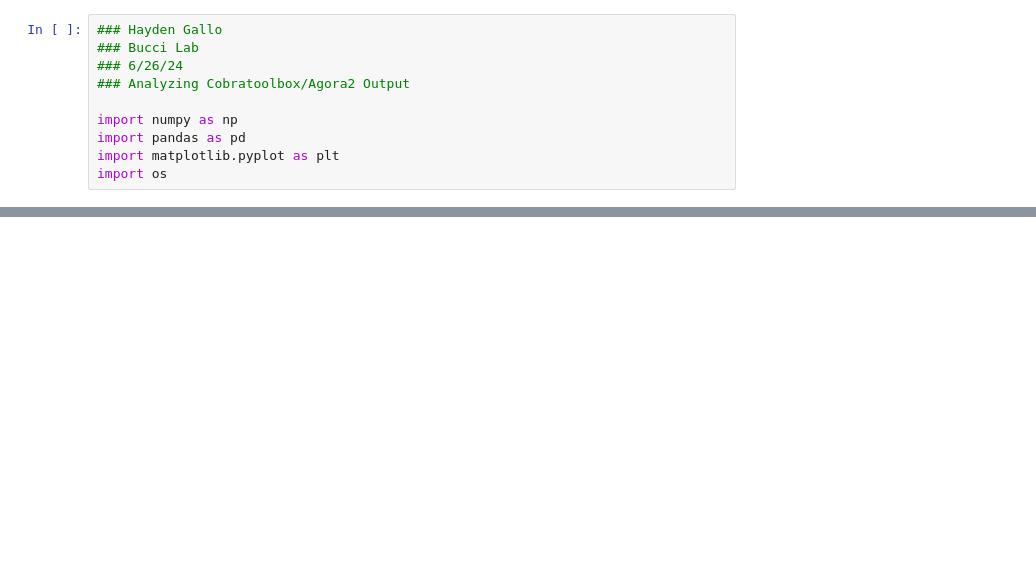
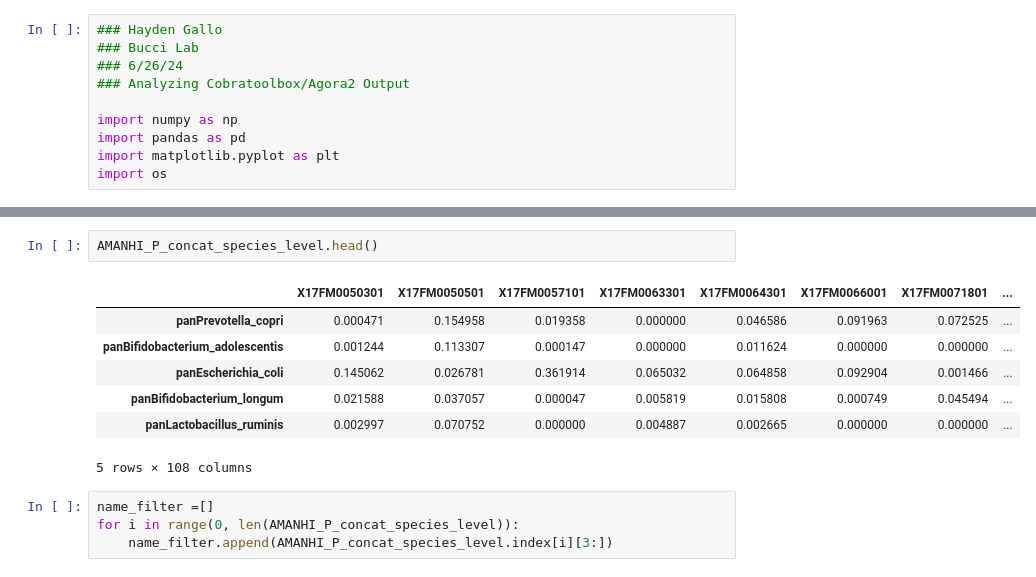
Before and after one commit to haydengallo/agora_analysis, a Jupyter notebook: agora_toolbox_output_analysis.ipynb, the cells around one changed output, grey strips where cells are left out. Cells and saved outputs as stored; diff of their text form; blank space fills up the shorter version.

```diff
--- a/agora_toolbox_output_analysis.ipynb
+++ b/agora_toolbox_output_analysis.ipynb
@@ -31,0 +70,14 @@ rxn_abun_sig.head()
+# %%
+AMANHI_P_concat_species_level.head()
+# %% [output]
+|  | X17FM0050301 | X17FM0050501 | X17FM0057101 | X17FM0063301 | X17FM0064301 | X17FM0066001 | X17FM0071801 | ... |
+| panPrevotella_copri | 0.000471 | 0.154958 | 0.019358 | 0.000000 | 0.046586 | 0.091963 | 0.072525 | ... |
+| panBifidobacterium_adolescentis | 0.001244 | 0.113307 | 0.000147 | 0.000000 | 0.011624 | 0.000000 | 0.000000 | ... |
+| panEscherichia_coli | 0.145062 | 0.026781 | 0.361914 | 0.065032 | 0.064858 | 0.092904 | 0.001466 | ... |
+| panBifidobacterium_longum | 0.021588 | 0.037057 | 0.000047 | 0.005819 | 0.015808 | 0.000749 | 0.045494 | ... |
+| panLactobacillus_ruminis | 0.002997 | 0.070752 | 0.000000 | 0.004887 | 0.002665 | 0.000000 | 0.000000 | ... |
+5 rows × 108 columns
+# %%
+name_filter =[]
+for i in range(0, len(AMANHI_P_concat_species_level)):
+    name_filter.append(AMANHI_P_concat_species_level.index[i][3:])
```
Also changed, not shown: parts of 13 cells of this notebook, 1 other file.
